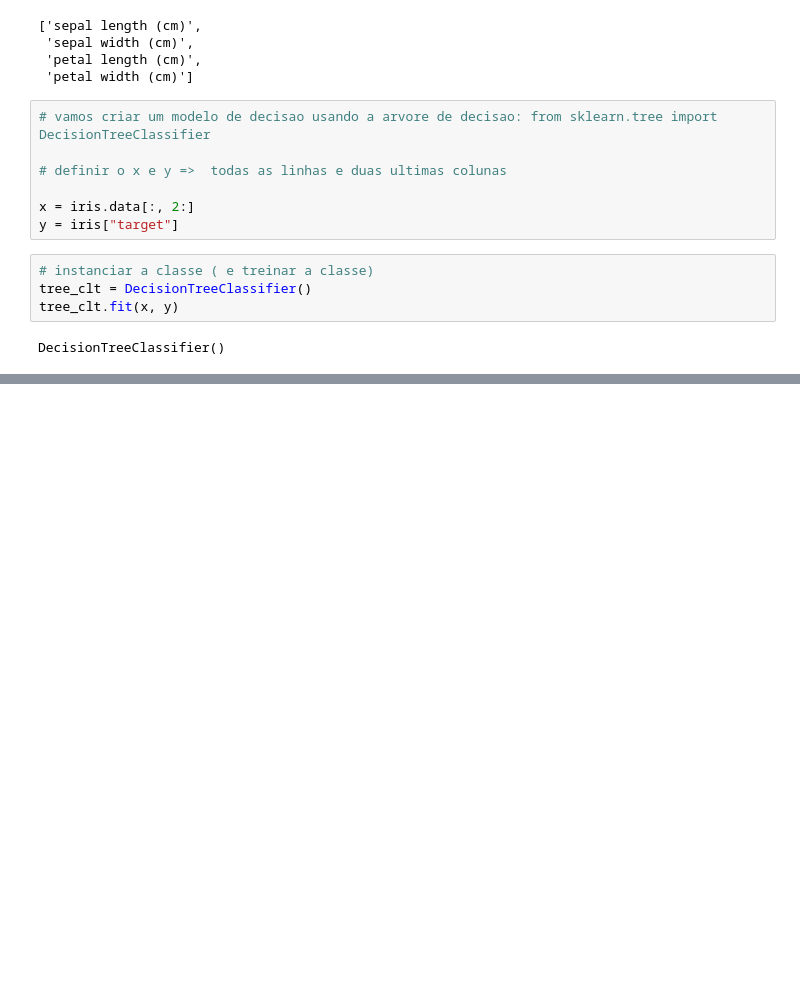
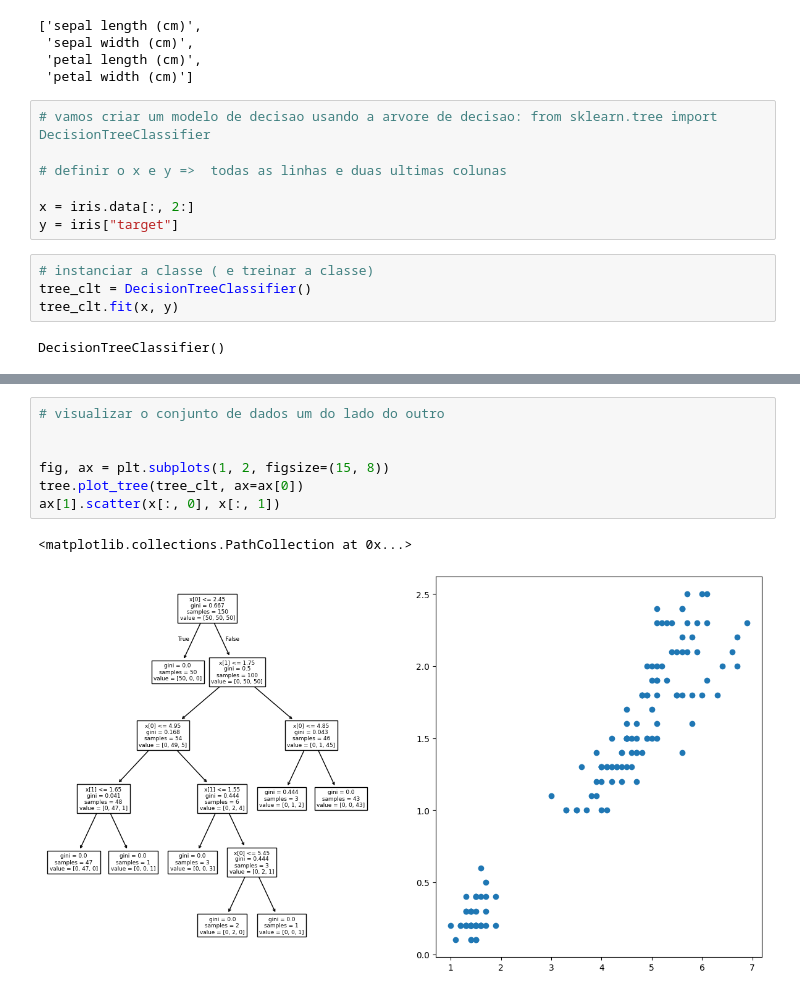
Before and after one commit to ludiemert/Ensemble_Learning, a Jupyter notebook: 1_Machine Learning with Decision Trees/1_Decision Trees.ipynb, the cells around one changed output, grey strips where cells are left out. Cells and saved outputs as stored; diff of their text form; blank space fills up the shorter version.

```diff
--- a/1_Machine Learning with Decision Trees/1_Decision Trees.ipynb
+++ b/1_Machine Learning with Decision Trees/1_Decision Trees.ipynb
@@ -95,0 +130,10 @@ DecisionTreeClassifier()
+# %%
+# visualizar o conjunto de dados um do lado do outro
+
+
+fig, ax = plt.subplots(1, 2, figsize=(15, 8))
+tree.plot_tree(tree_clt, ax=ax[0])
+ax[1].scatter(x[:, 0], x[:, 1])
+# %% [output]
+<matplotlib.collections.PathCollection at 0x...>
+[figure, added]
```
Also changed, not shown: parts of 2 cells of this notebook, 4 other files.
